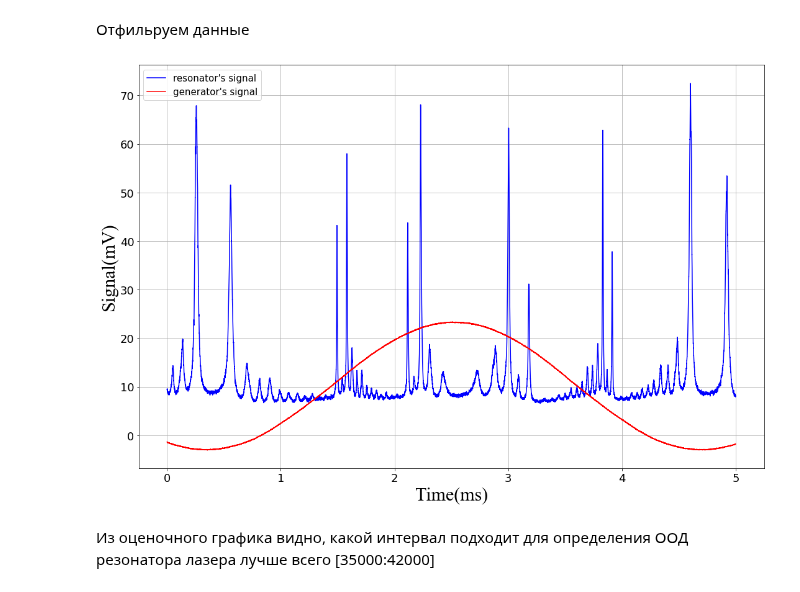
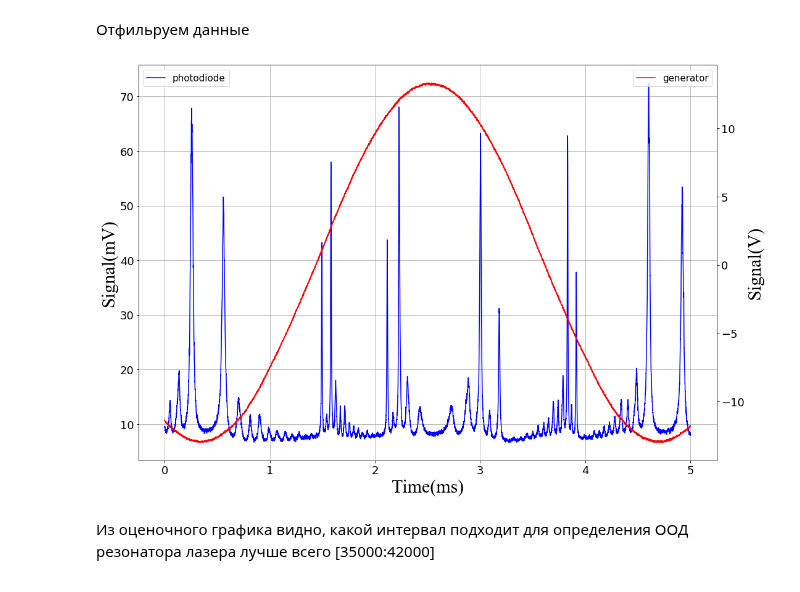
Before and after one commit to starosta39/laboratory_work, a Jupyter notebook: open_optical_resonator/Open_optical_resonator.ipynb, the cells around one changed output. Drawn from its saved outputs; the diff is of its cells as text; code cells hidden in the pictures.

```diff
--- a/open_optical_resonator/Open_optical_resonator.ipynb
+++ b/open_optical_resonator/Open_optical_resonator.ipynb
@@ -168,18 +168,22 @@ ampl_coef = 1e+3
 # %%
 #общий график
 fig = plt.figure(figsize=(15, 10))
 ax = fig.add_subplot(1,1,1)
-ax.plot(time_dfreq * time_coef, signal_oor_dfreq*ampl_coef, c = 'blue', label = "resonator's signal")
-ax.plot(time_dfreq * time_coef, signal_gen_dfreq + 10, c = 'r',label = "generator's signal")
+plt.tick_params(axis='both', which='major', labelsize=18)
+ax1 = ax.twinx()
+ax.plot(time_dfreq * time_coef, signal_oor_dfreq*ampl_coef, c = 'blue', label = "photodiode")
+ax1.plot(time_dfreq * time_coef, signal_gen_dfreq, c = 'r',label = "generator")
 ax.grid()
 ax.set_xlabel('Time(ms)',{'fontname':'Times New Roman'},fontweight='light',color='k', fontsize=30)
 ax.set_ylabel("Signal(mV)",{'fontname':'Times New Roman'},fontweight='light',color='k', fontsize=30)
+ax1.set_ylabel("Signal(V)",{'fontname':'Times New Roman'},fontweight='light',color='k', fontsize=30)
 ax.legend(fontsize=15)
+ax1.legend(fontsize=15)
 plt.tight_layout()
 plt.tick_params(axis='both', which='major', labelsize=18)
 plt.savefig(save_path + "\\" + "full_graph_of_doble_freq_generation.jpg")
 # %% [output]
-[figure, old version]
+[figure, new version]
 # %% [markdown]
 Из оценочного графика видно, какой интервал подходит для определения ООД резонатора лазера лучше всего [35000:42000]
 # %%
```
Also changed, not shown: parts of 3 cells of this notebook, 3 other files.
